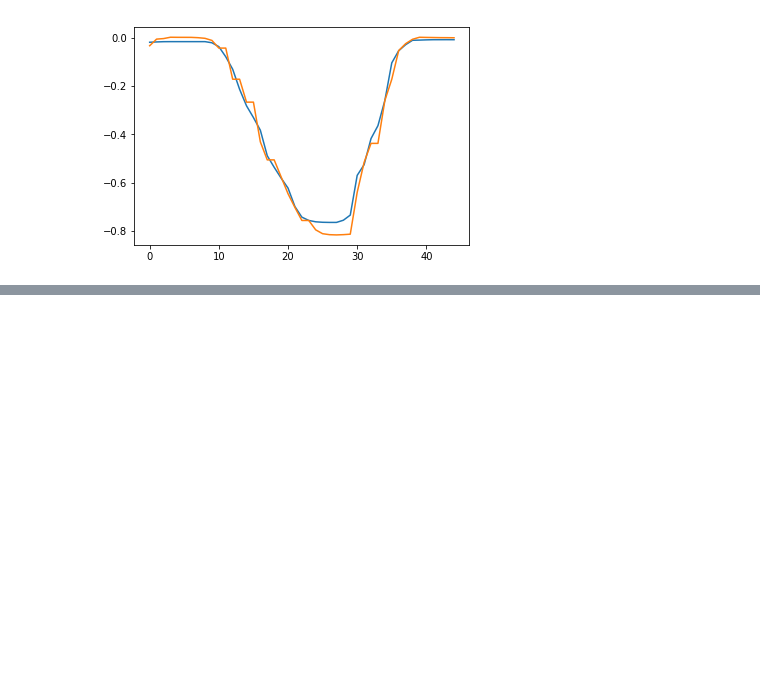
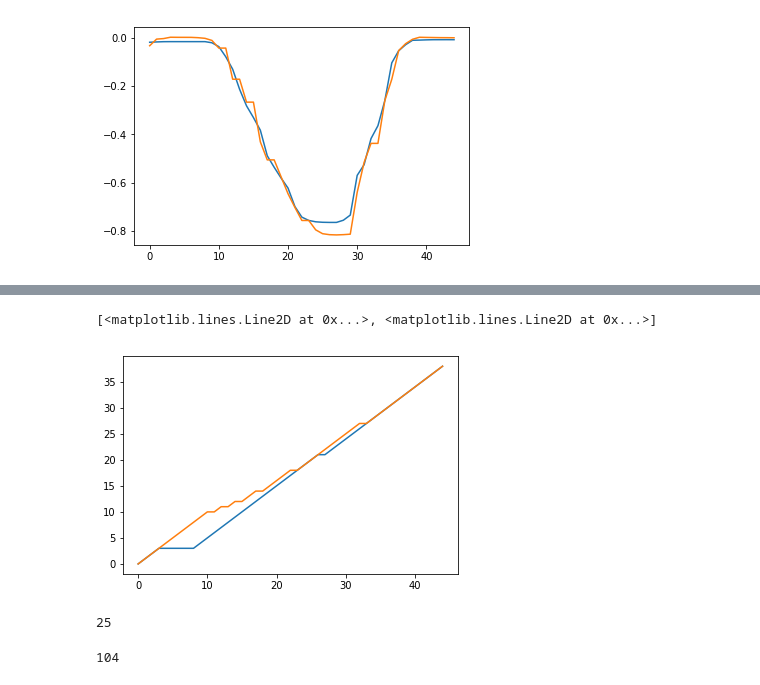
Before and after one commit to theCstokes/BarNone, a Jupyter notebook: analysis/Rough Analysis Work.ipynb, the cells around one changed output, grey strips where cells are left out. Drawn from its saved outputs; the diff is of its cells as text; code cells hidden in the pictures; blank space fills up the shorter version.

```diff
--- a/analysis/Rough Analysis Work.ipynb
+++ b/analysis/Rough Analysis Work.ipynb
@@ -149,0 +167,13 @@ for o in minInd[0]:
+# %%
+plt.plot(path)
+# %% [output]
+[<matplotlib.lines.Line2D at 0x...>, <matplotlib.lines.Line2D at 0x...>]
+[figure, added]
+# %%
+[x[0] for x in path].index(20)
+# %% [output]
+25
+# %%
+path[25][1] + minInd[0][2]
+# %% [output]
+104
```
Also changed, not shown: parts of 8 cells of this notebook.
